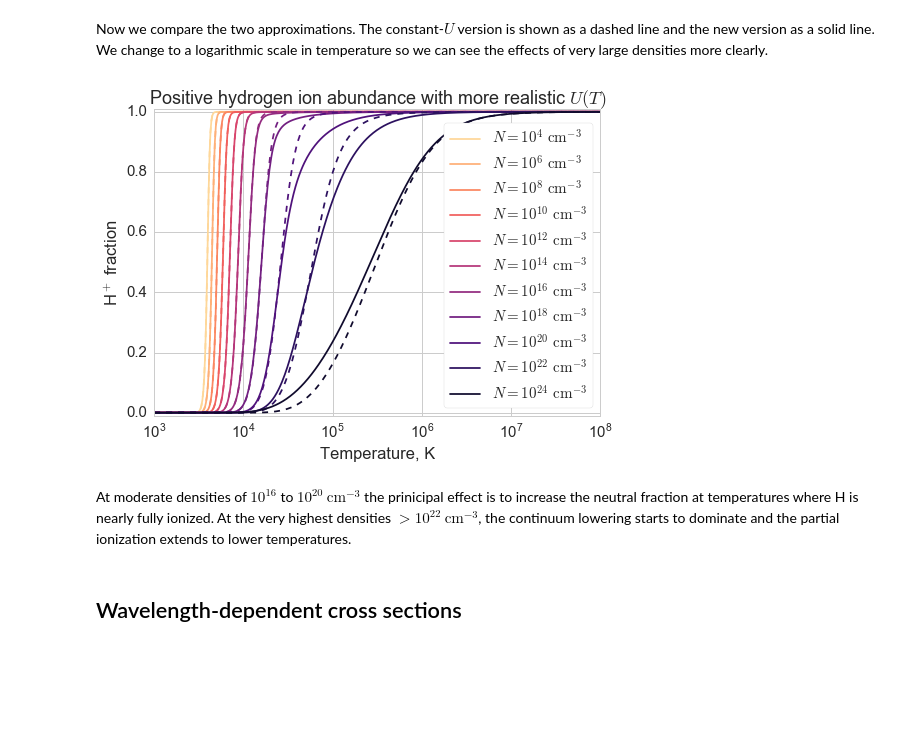
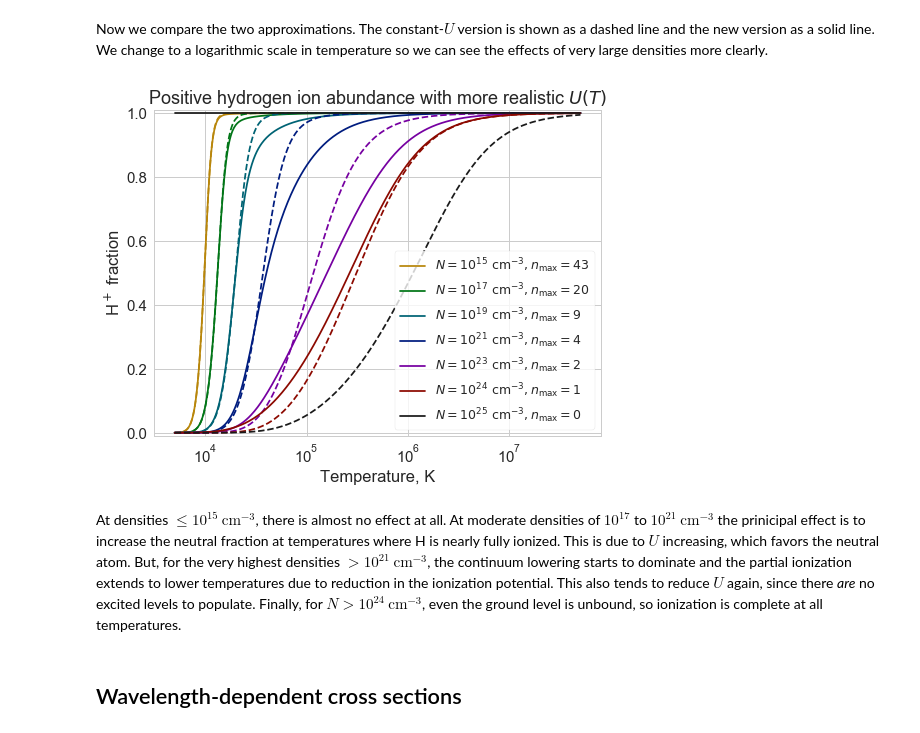
Before and after one commit to deprecated/lte-opacities, a Jupyter notebook: LTE Opacity.ipynb, the cells around one changed output. Cells and saved outputs as stored; diff of their text form; code cells hidden in the pictures; blank space fills up the shorter version.

Commit message:
Tweaks to H0 partition function and pressure ionization

```diff
--- a/LTE Opacity.ipynb
+++ b/LTE Opacity.ipynb
@@ -11,7 +11,9 @@ sns.set(context='notebook',
         style='whitegrid',
         palette='dark',
         font_scale=1.5,
-        color_codes=True)
+        color_codes=True,
+        rc={'figure.figsize': (8,6)},
+       )
 # %% [markdown]
 ## Set up the constants we need
 # %%
@@ -147,7 +151,7 @@ fig, ax = plt.subplots(1, 1)
 legend_box_params = {
   'frameon': True,
   'fancybox': True,
-  'fontsize': 'small',
+  'fontsize': 'x-small',
 }
 colors = sns.color_palette('magma_r', n_colors=len(logNgrid))
 epsilon = 0.01
@@ -227,7 +231,8 @@ def nmax_pressure_ionization(Hden):
 # %% [markdown]
 Now we use the above function to make a table of $n_\mathrm{max}$ for different densities.  It is typicially $\sim 100$ for photospheric densities.  At the higher densities found in stellar interiors ($N_H > 10^{21}\ \mathrm{cm}^{-3}$) even the $n = 1$ level becomes unbound and H is fully ionized at all temperatures.
 # %%
-Ns = (10**np.array(logNgrid, dtype='float'))*u.cm**-3
+logNgrid_wide = range(4, 28, 2)
+Ns = (10**np.array(logNgrid_wide, dtype='float'))*u.cm**-3
 Table(data=[
   Column(Ns,
         name=r'Hydrogen density, $N_H$', format='{:.0e}'),
@@ -284,36 +293,42 @@ def Hplus_fraction_U(Hden, T):
     `T` es temperatura en K
     """
     nmax = nmax_pressure_ionization(Hden)
-    U = H0_partition_function(T, nmax=int(nmax))
-    Ei = RYDBERG*(1.0 - 1.0/max(1.0, nmax**2))
-    A = Saha_Phi(T, Eion=Ei, Un=U) / Hden
-    # Resolver polinomio: y**2 + A*y - A = 0
-    y = np.roots([1.0, A, -A])[1] # tomar raiz positivo
+    if nmax < 1.0:
+        # pressure ionization
+        y = 1.0
+    else:
+        U = H0_partition_function(T, nmax=int(nmax))
+        Ei = RYDBERG*(1.0 - 1.0/nmax**2)
+        A = Saha_Phi(T, Eion=Ei, Un=U) / Hden
+        # Resolver polinomio: y**2 + A*y - A = 0
+        y = np.roots([1.0, A, -A])[1] # tomar raiz positivo
     return y
 # %% [markdown]
 Now we compare the two approximations.  The constant-$U$ version is shown as a dashed line and the new version as a solid line.  We change to a logarithmic scale in temperature so we can see the effects of very large densities more clearly.
 # %%
-Tgrid_wide = np.logspace(3.0, 8.0, 500)
-logNgrid_wide = range(4, 26, 2)
-colors_wide = sns.color_palette('magma_r', n_colors=len(logNgrid_wide))
+Tgrid_wide = np.logspace(3.7, 7.7, 500)
+logNgrid_wide = list(range(15, 25, 2)) + [24, 25]
+#colors_wide = sns.color_palette('magma_r', n_colors=len(logNgrid_wide))
+colors_wide = 'ygcbmrk'
 fig, ax = plt.subplots(1, 1)
 for logN, c in zip(logNgrid_wide, colors_wide):
   Hden = 10**logN
+  nmax = int(nmax_pressure_ionization(Hden))
   ax.plot(Tgrid_wide, Hplus_fraction_U(Hden, Tgrid_wide), color=c,
-          label=r'$N = 10^{{{}}}\ \mathrm{{cm}}^{{-3}}$'.format(logN))
+          label=rf'$N = 10^{{{logN}}}\ \mathrm{{cm}}^{{-3}}, n_\mathrm{{max}} = {nmax}$')
   ax.plot(Tgrid_wide, Hplus_fraction(Hden, Tgrid_wide), '--', color=c,
           label=None)
 frame = ax.legend(loc='lower right', **legend_box_params).get_frame()
 frame.set_facecolor('white')
 ax.set_ylim(-epsilon, 1 + epsilon)
 ax.set_xscale('log')
 ax.set_title('Positive hydrogen ion abundance with more realistic $U(T)$')
 ax.set_xlabel('Temperature, K')
 ax.set_ylabel('H$^+$ fraction');
 # %% [output]
-[figure, old version]
+[figure, new version]
 # %% [markdown]
-At moderate densities of $10^{16}$ to $10^{20}\ \mathrm{cm}^{-3}$ the prinicipal effect is to increase the neutral fraction at temperatures where H is nearly fully ionized.  At the very highest densities $\gt 10^{22}\ \mathrm{cm}^{-3}$, the continuum lowering starts to dominate and the partial ionization extends to lower temperatures.
+At densities $ \le 10^{15}\ \mathrm{cm}^{-3}$, there is almost no effect at all. At moderate densities of $10^{17}$ to $10^{21}\ \mathrm{cm}^{-3}$ the prinicipal effect is to increase the neutral fraction at temperatures where H is nearly fully ionized.  This is due to $U$ increasing, which favors the neutral atom.  But, for the very highest densities $\gt 10^{21}\ \mathrm{cm}^{-3}$, the continuum lowering starts to dominate and the partial ionization extends to lower temperatures due to reduction in the ionization potential.  This also tends to reduce $U$ again, since there *are* no excited levels to populate. Finally, for $N > 10^{24}\ \mathrm{cm}^{-3}$, even the ground level is unbound, so ionization is complete at all temperatures.
 # %% [markdown]
 ## Wavelength-dependent cross sections
 # %% [markdown]
```
Also changed, not shown: parts of 26 cells of this notebook.
